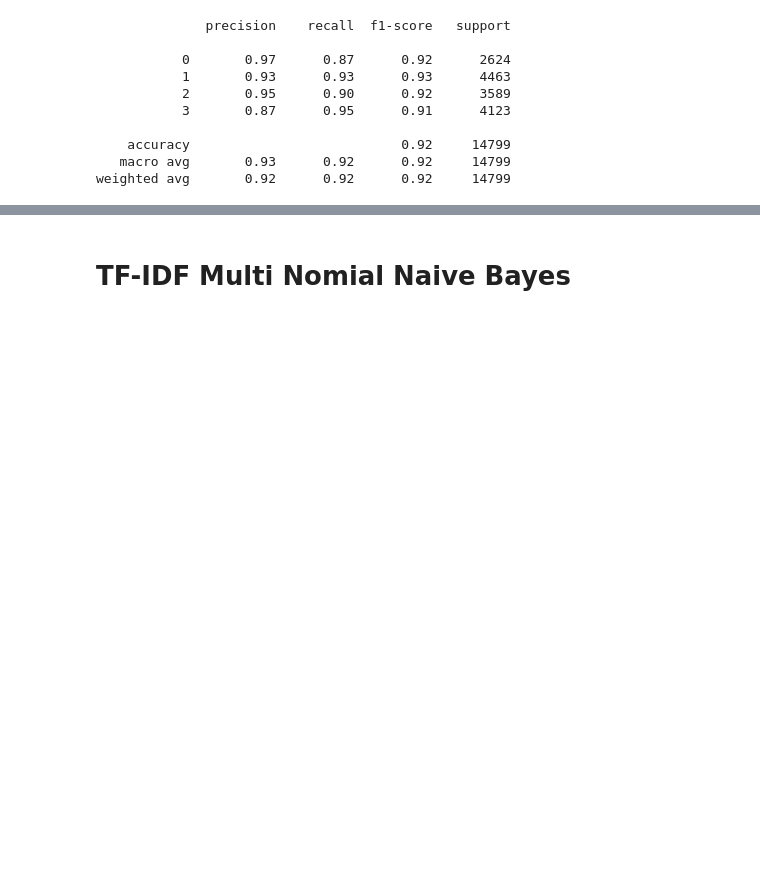
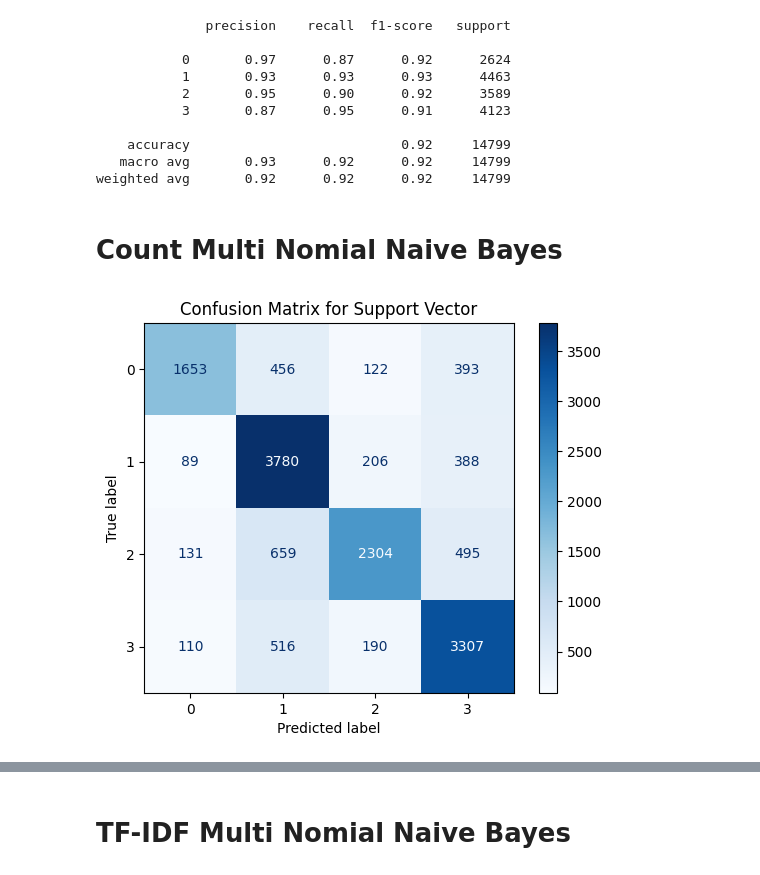
Before and after one commit to Prajwal-Luitel/Twitter-Sentiment-Analysis, a Jupyter notebook: Twitter_Sentiment_Analysis.ipynb, the cells around one changed output, grey strips where cells are left out. Cells and saved outputs as stored; diff of their text form; code cells hidden in the pictures; blank space fills up the shorter version.

```diff
--- a/Twitter_Sentiment_Analysis.ipynb
+++ b/Twitter_Sentiment_Analysis.ipynb
@@ -273,10 +271,12 @@ Pipeline(steps=[('tfidf_vectorizer', TfidfVectorizer()),
 # %%
-multinomial_nb = Pipeline([
+multinomial_nb_idf = Pipeline([
     ('tfidf_vectorizer', TfidfVectorizer()),
     ('svc', (MultinomialNB()))
 ])
 # %%
-multinomial_nb.fit(X_train, y_train)
+multinomial_nb_idf.fit(X_train, y_train)
 # %% [output]
 Pipeline(steps=[('tfidf_vectorizer', TfidfVectorizer()),
                 ('svc', MultinomialNB())])
+# %%
+multinomial_nb_count.fit(X_train, y_train)
@@ -345,3 +372,12 @@ classification_report = display_classification_report(y_test, y_pred)
     accuracy                           0.92     14799
    macro avg       0.93      0.92      0.92     14799
 weighted avg       0.92      0.92      0.92     14799
+# %% [markdown]
+# Count Multi Nomial Naive Bayes
+# %%
+y_pred = multinomial_nb_count.predict(X_test)
+y_prob = multinomial_nb_count.predict_proba(X_test)
+# %%
+display_confusion_matrix(y_test, y_pred, title="Support Vector")
+# %% [output]
+[figure, added]
```
Also changed, not shown: parts of 27 cells of this notebook.
